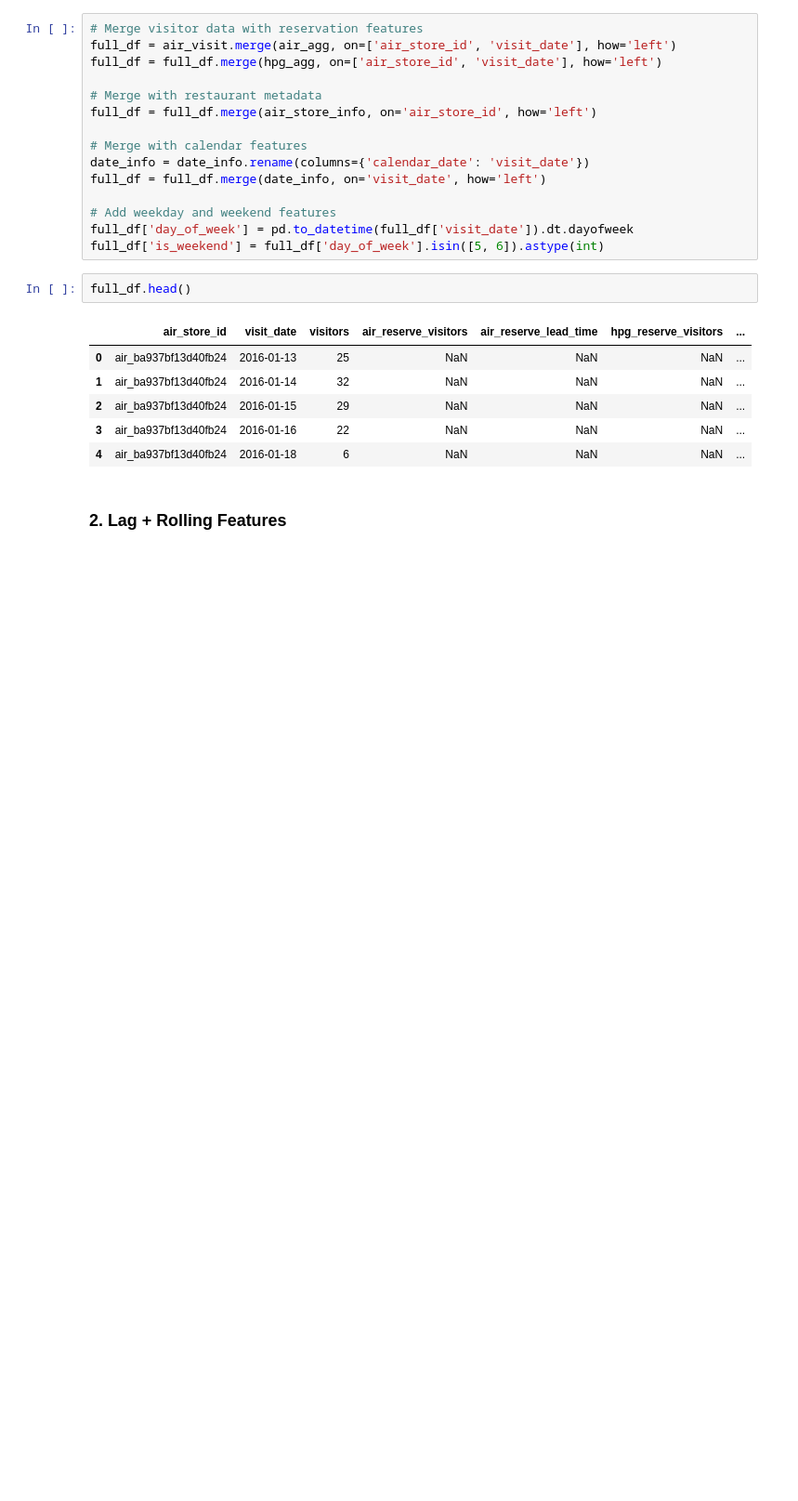
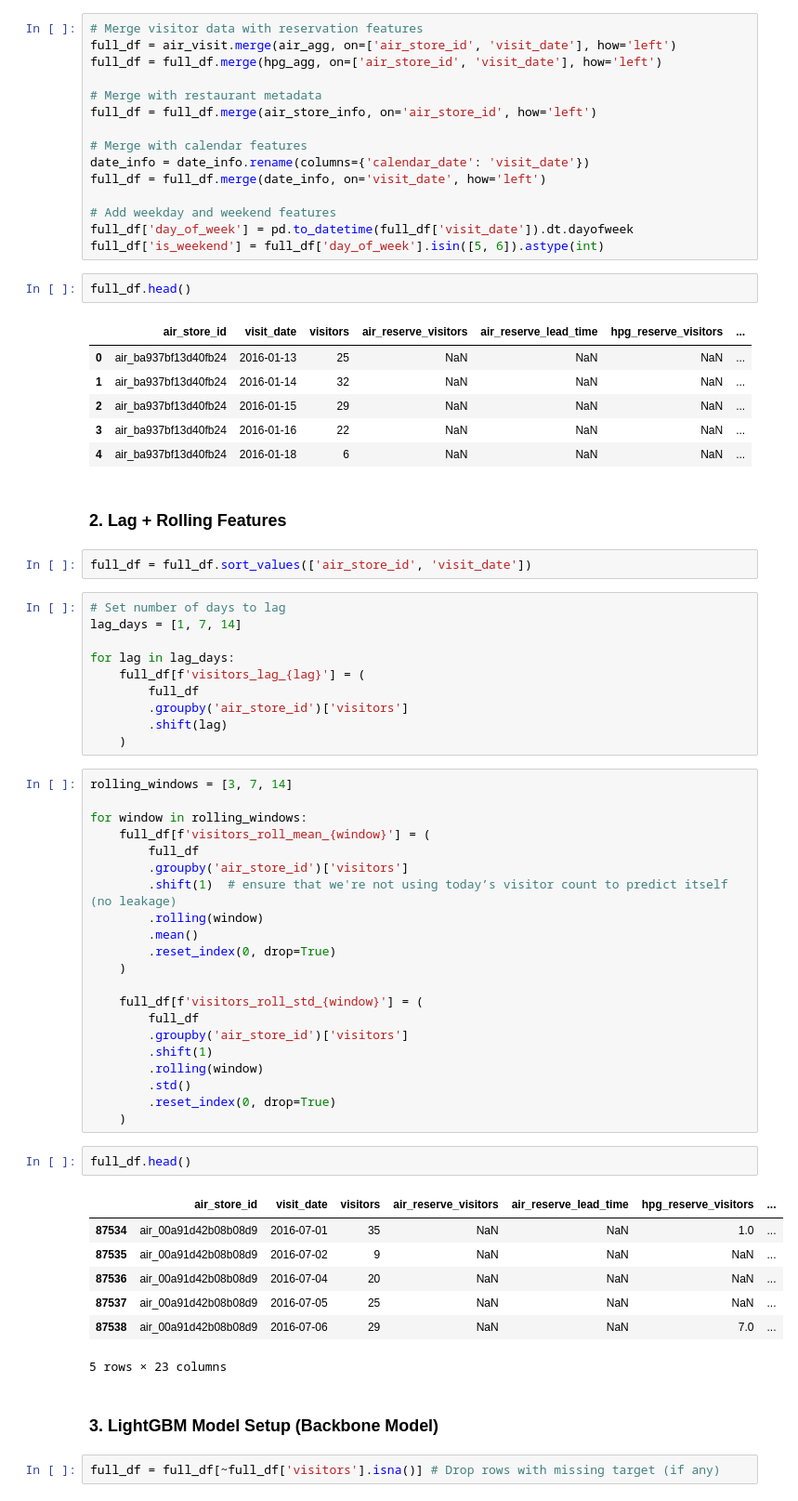
Before and after one commit to kar722/Restaurant-Visitor-Forecasting, a Jupyter notebook: main.ipynb, the cells around one changed output. Shown: that part at 93% size. Drawn from its saved outputs; the diff is of its cells as text; blank space fills up the shorter version.

```diff
--- a/main.ipynb
+++ b/main.ipynb
@@ -84,3 +84,50 @@ full_df.head()
 | 4 | air_ba937bf13d40fb24 | 2016-01-18 | 6 | NaN | NaN | NaN | ... |
 # %% [markdown]
 ### 2. Lag + Rolling Features
+# %%
+full_df = full_df.sort_values(['air_store_id', 'visit_date'])
+# %%
+# Set number of days to lag
+lag_days = [1, 7, 14]
+
+for lag in lag_days:
+    full_df[f'visitors_lag_{lag}'] = (
+        full_df
+        .groupby('air_store_id')['visitors']
+        .shift(lag)
+    )
+# %%
+rolling_windows = [3, 7, 14]
+
+for window in rolling_windows:
+    full_df[f'visitors_roll_mean_{window}'] = (
+        full_df
+        .groupby('air_store_id')['visitors']
+        .shift(1)  # ensure that we're not using today’s visitor count to predict itself (no leakage)
+        .rolling(window)
+        .mean()
+        .reset_index(0, drop=True)
+    )
+
+    full_df[f'visitors_roll_std_{window}'] = (
+        full_df
+        .groupby('air_store_id')['visitors']
+        .shift(1)
+        .rolling(window)
+        .std()
+        .reset_index(0, drop=True)
+    )
+# %%
+full_df.head()
+# %% [output]
+|  | air_store_id | visit_date | visitors | air_reserve_visitors | air_reserve_lead_time | hpg_reserve_visitors | ... |
+| 87534 | air_00a91d42b08b08d9 | 2016-07-01 | 35 | NaN | NaN | 1.0 | ... |
+| 87535 | air_00a91d42b08b08d9 | 2016-07-02 | 9 | NaN | NaN | NaN | ... |
+| 87536 | air_00a91d42b08b08d9 | 2016-07-04 | 20 | NaN | NaN | NaN | ... |
+| 87537 | air_00a91d42b08b08d9 | 2016-07-05 | 25 | NaN | NaN | NaN | ... |
+| 87538 | air_00a91d42b08b08d9 | 2016-07-06 | 29 | NaN | NaN | 7.0 | ... |
+5 rows × 23 columns
+# %% [markdown]
+### 3. LightGBM Model Setup (Backbone Model)
+# %%
+full_df = full_df[~full_df['visitors'].isna()] # Drop rows with missing target (if any)
```
Also changed, not shown: parts of 36 cells of this notebook.
